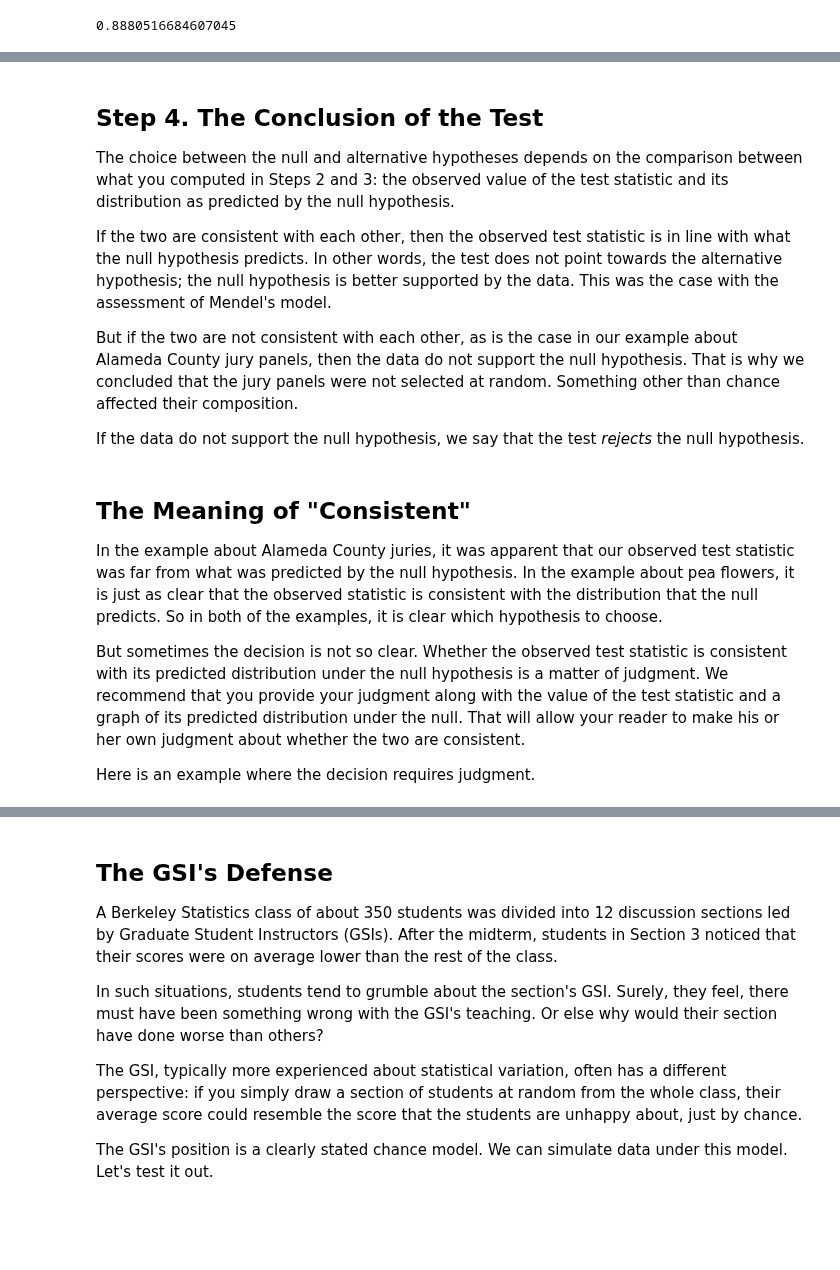
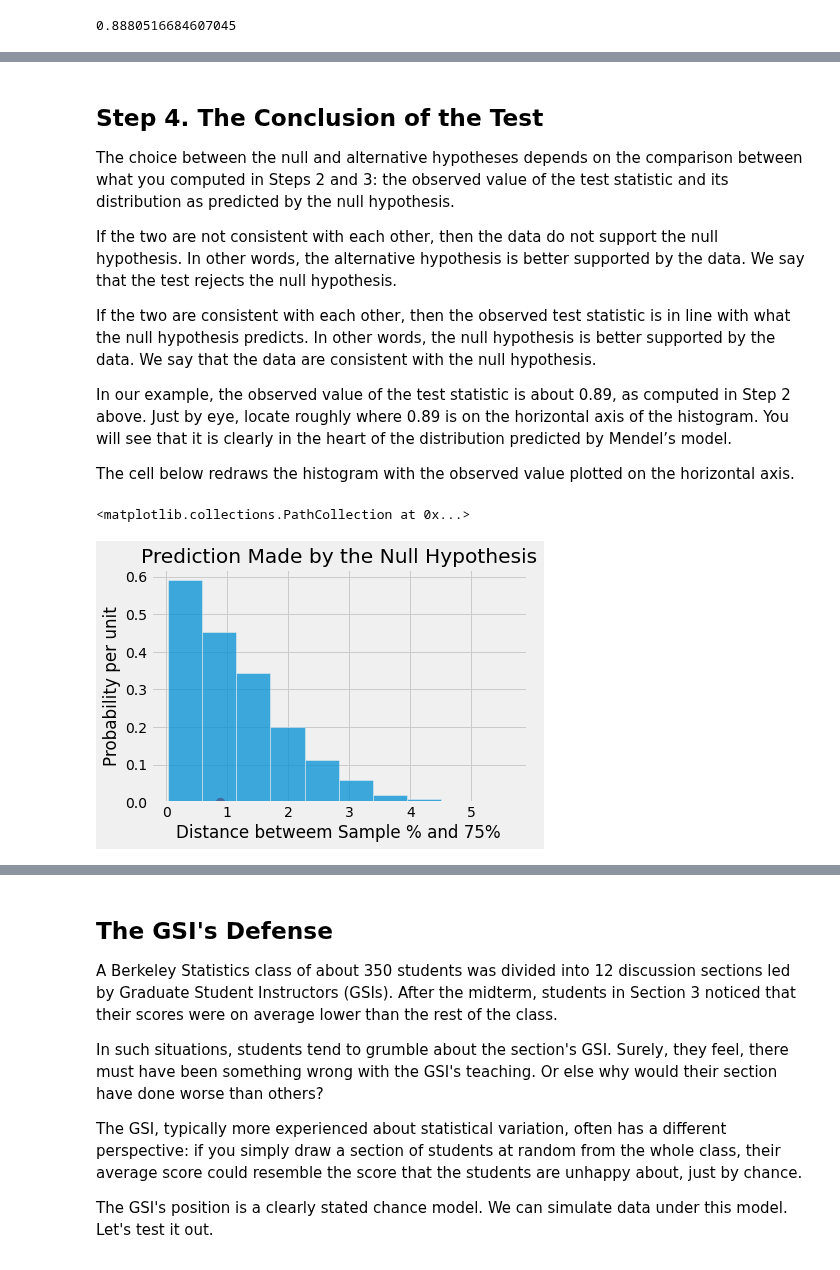
Before and after one commit to floreencia/textbook-flo, a Jupyter notebook: chapters/11/3/Decisions_and_Uncertainty.ipynb, the cells around one changed output, grey strips where cells are left out. Cells and saved outputs as stored; diff of their text form; code cells hidden in the pictures; blank space fills up the shorter version.

```diff
--- a/chapters/11/3/Decisions_and_Uncertainty.ipynb
+++ b/chapters/11/3/Decisions_and_Uncertainty.ipynb
@@ -54,5 +104,6 @@ The **observed value of the test statistic** is the value of the statistic you g
 # %%
-np.abs( 100 * (705 / 929) - 75)
+observed_statistic = abs ( 100 * (705 / 929) - 75)
+observed_statistic
 # %% [output]
 0.8880516684607045
 # %% [markdown]
@@ -70,16 +153,19 @@ As with all distributions, it is very useful to visualize this distribution by a
 
 The choice between the null and alternative hypotheses depends on the comparison between what you computed in Steps 2 and 3: the observed value of the test statistic and its distribution as predicted by the null hypothesis.
 
-If the two are consistent with each other, then the observed test statistic is in line with what the null hypothesis predicts. In other words, the test does not point towards the alternative hypothesis; the null hypothesis is better supported by the data. This was the case with the assessment of Mendel's model.
+If the two are not consistent with each other, then the data do not support the null hypothesis. In other words, the alternative hypothesis is better supported by the data. We say that the test rejects the null hypothesis.
 
-But if the two are not consistent with each other, as is the case in our example about Alameda County jury panels, then the data do not support the null hypothesis. That is why we concluded that the jury panels were not selected at random. Something other than chance affected their composition.
+If the two are consistent with each other, then the observed test statistic is in line with what the null hypothesis predicts. In other words, the null hypothesis is better supported by the data. We say that the data are consistent with the null hypothesis.
 
-If the data do not support the null hypothesis, we say that the test *rejects* the null hypothesis.
+In our example, the observed value of the test statistic is about 0.89, as computed in Step 2 above. Just by eye, locate roughly where 0.89 is on the horizontal axis of the histogram. You will see that it is clearly in the heart of the distribution predicted by Mendel’s model.
+
+The cell below redraws the histogram with the observed value plotted on the horizontal axis.
-# %% [markdown]
-## The Meaning of "Consistent"
-
-In the example about Alameda County juries, it was apparent that our observed test statistic was far from what was predicted by the null hypothesis. In the example about pea flowers, it is just as clear that the observed statistic is consistent with the distribution that the null predicts. So in both of the examples, it is clear which hypothesis to choose.
-
-But sometimes the decision is not so clear. Whether the observed test statistic is consistent with its predicted distribution under the null hypothesis is a matter of judgment. We recommend that you provide your judgment along with the value of the test statistic and a graph of its predicted distribution under the null. That will allow your reader to make his or her own judgment about whether the two are consistent.
-
-Here is an example where the decision requires judgment.
+# %%
+sns.histplot(distances, bins=10, stat='density')
+plt.title('Prediction Made by the Null Hypothesis')
+plt.xlabel('Distance betweem Sample % and 75%' )
+plt.ylabel('Probability per unit')
+plt.scatter(observed_statistic, 0, color='red', s=80)
+# %% [output]
+<matplotlib.collections.PathCollection at 0x...>
+[figure, added]
```
Also changed, not shown: parts of 21 cells of this notebook.
